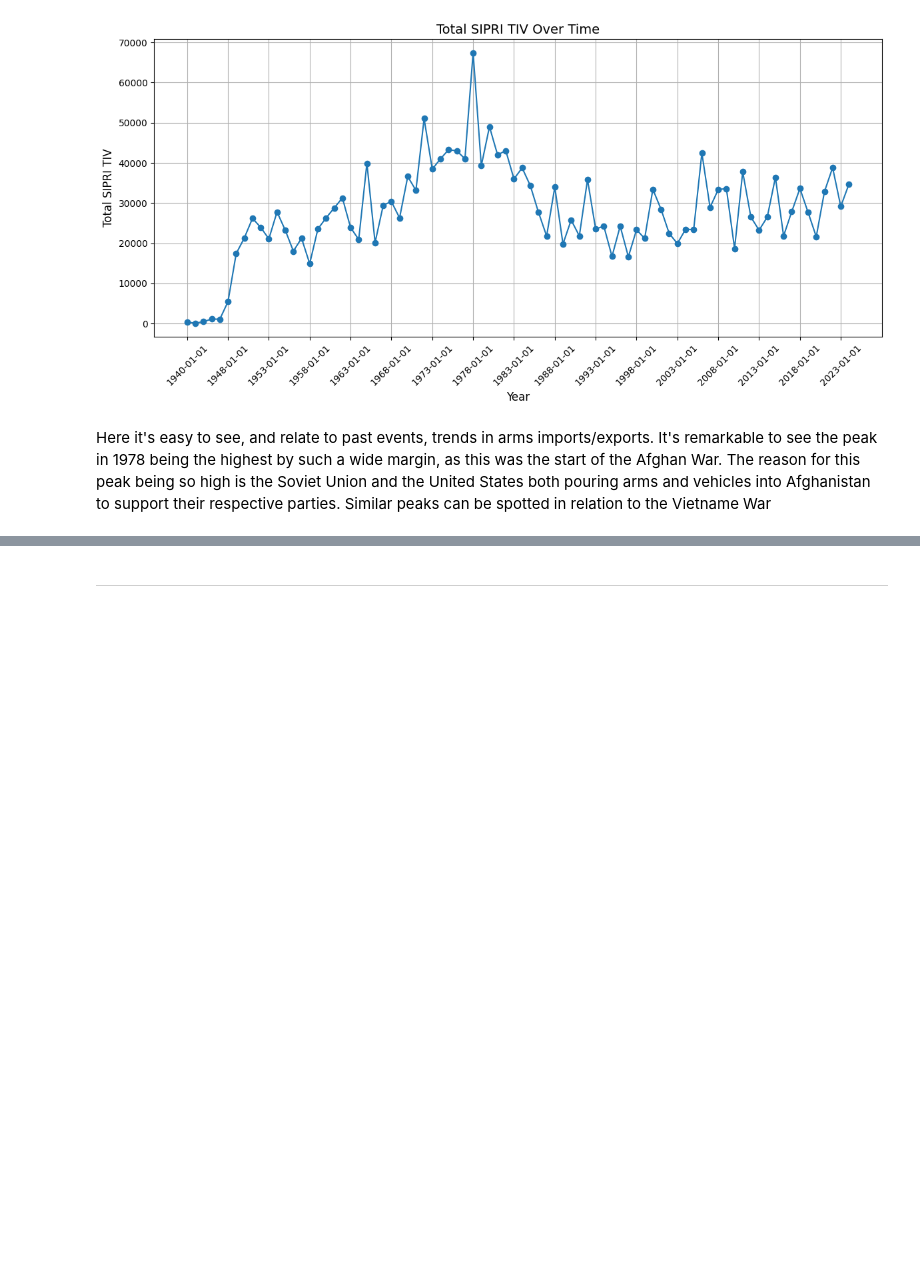
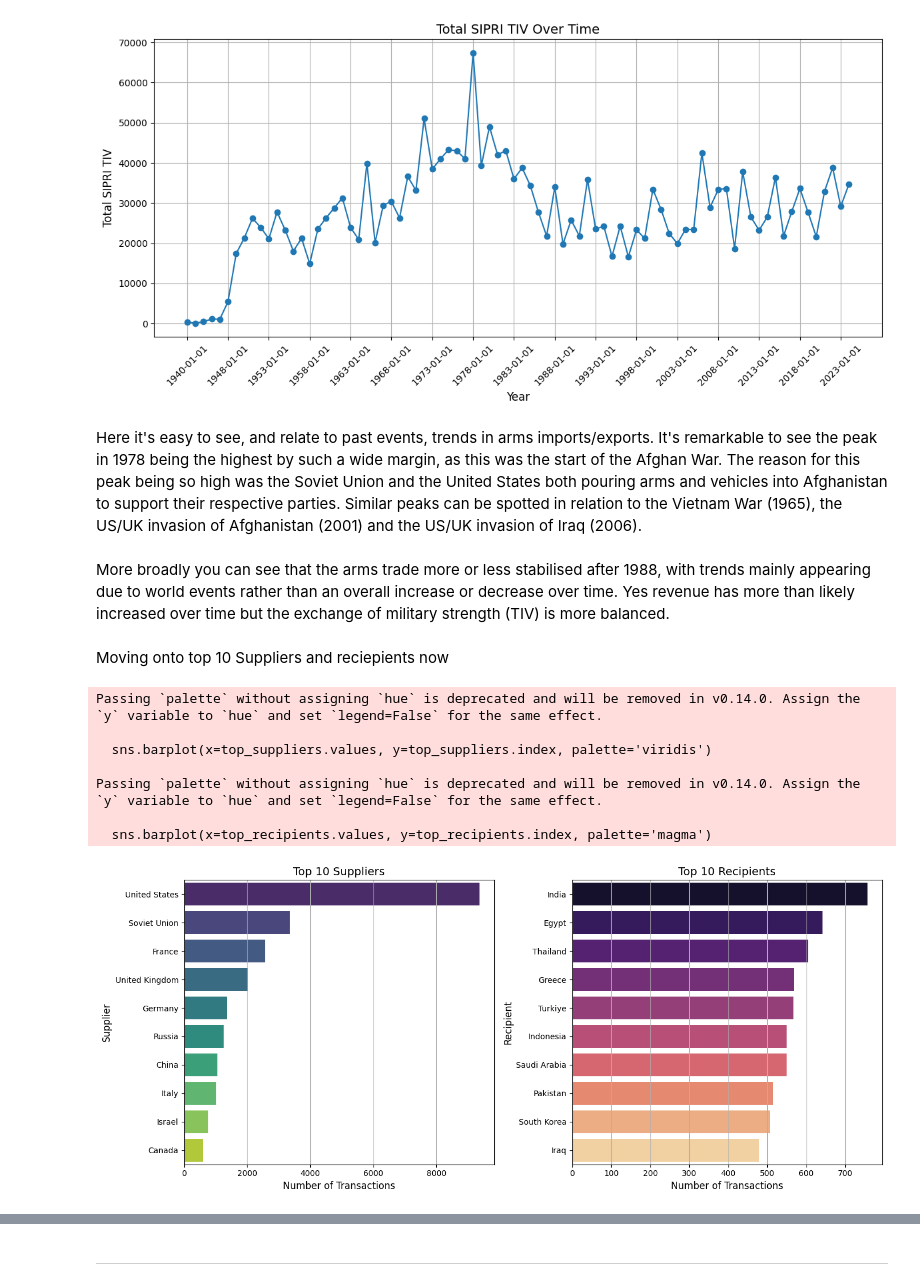
Before and after one commit to J-Bicheno/Arms-Import-Export-Analysis, a Jupyter notebook: jupyter_notebooks/Initial_Visualisation.ipynb, the cells around one changed output, grey strips where cells are left out. Saved outputs shown, nothing was run; the diff lists cells and outputs as text; code cells hidden in the pictures; blank space fills up the shorter version.

Commit message:
2 bar charts created

```diff
--- a/jupyter_notebooks/Initial_Visualisation.ipynb
+++ b/jupyter_notebooks/Initial_Visualisation.ipynb
@@ -166,4 +168,38 @@ plt.show()
 # %% [output]
 [figure]
 # %% [markdown]
-Here it's easy to see, and relate to past events, trends in arms imports/exports. It's remarkable to see the peak in 1978 being the highest by such a wide margin, as this was the start of the Afghan War. The reason for this peak being so high is the Soviet Union and the United States both pouring arms and vehicles into Afghanistan to support their respective parties. Similar peaks can be spotted in relation to the Vietname War
+Here it's easy to see, and relate to past events, trends in arms imports/exports. It's remarkable to see the peak in 1978 being the highest by such a wide margin, as this was the start of the Afghan War. The reason for this peak being so high was the Soviet Union and the United States both pouring arms and vehicles into Afghanistan to support their respective parties. Similar peaks can be spotted in relation to the Vietnam War (1965), the US/UK invasion of Afghanistan (2001) and the US/UK invasion of Iraq (2006).
+# %% [markdown]
+More broadly you can see that the arms trade more or less stabilised after 1988, with trends mainly appearing due to world events rather than an overall increase or decrease over time. Yes revenue has more than likely increased over time but the exchange of military strength (TIV) is more balanced.
+# %% [markdown]
+Moving onto top 10 Suppliers and reciepients now
+# %%
+# Calculating top 10 suppliers and recipients
+top_suppliers = arms_enhance_df['Supplier'].value_counts().head(10)
+top_recipients = arms_enhance_df['Recipient'].value_counts().head(10)
+
+# Creating side-by-side bar plots
+plt.figure(figsize=(14, 6))
+plt.subplot(1, 2, 1)
+sns.barplot(x=top_suppliers.values, y=top_suppliers.index, palette='viridis')
+plt.title('Top 10 Suppliers', fontsize=14)
+plt.xlabel('Number of Transactions', fontsize=12)
+plt.ylabel('Supplier', fontsize=12)
+plt.grid(axis='x')
+plt.subplot(1, 2, 2)
+sns.barplot(x=top_recipients.values, y=top_recipients.index, palette='magma')
+plt.title('Top 10 Recipients', fontsize=14)
+plt.xlabel('Number of Transactions', fontsize=12)
+plt.ylabel('Recipient', fontsize=12)
+plt.grid(axis='x')
+plt.tight_layout()
+plt.show()
+# %% [output]
+Passing `palette` without assigning `hue` is deprecated and will be removed in v0.14.0. Assign the `y` variable to `hue` and set `legend=False` for the same effect.
+
+  sns.barplot(x=top_suppliers.values, y=top_suppliers.index, palette='viridis')
+
+Passing `palette` without assigning `hue` is deprecated and will be removed in v0.14.0. Assign the `y` variable to `hue` and set `legend=False` for the same effect.
+
+  sns.barplot(x=top_recipients.values, y=top_recipients.index, palette='magma')
+[figure, added]
```
Also changed, not shown: parts of 6 cells of this notebook.
